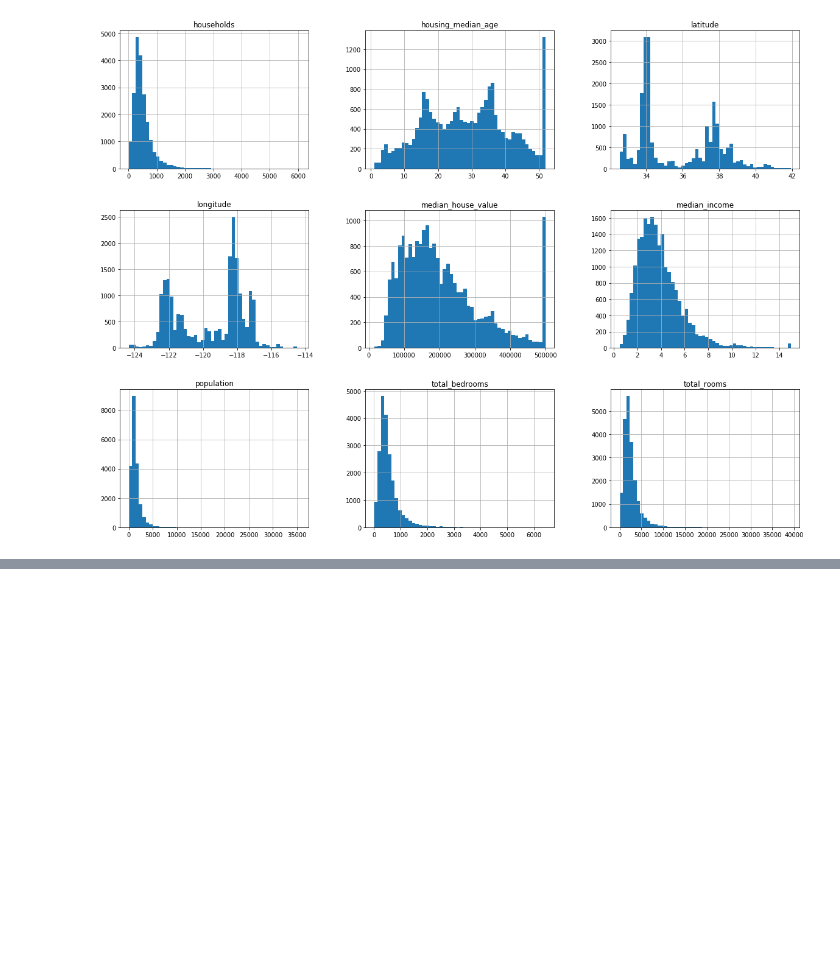
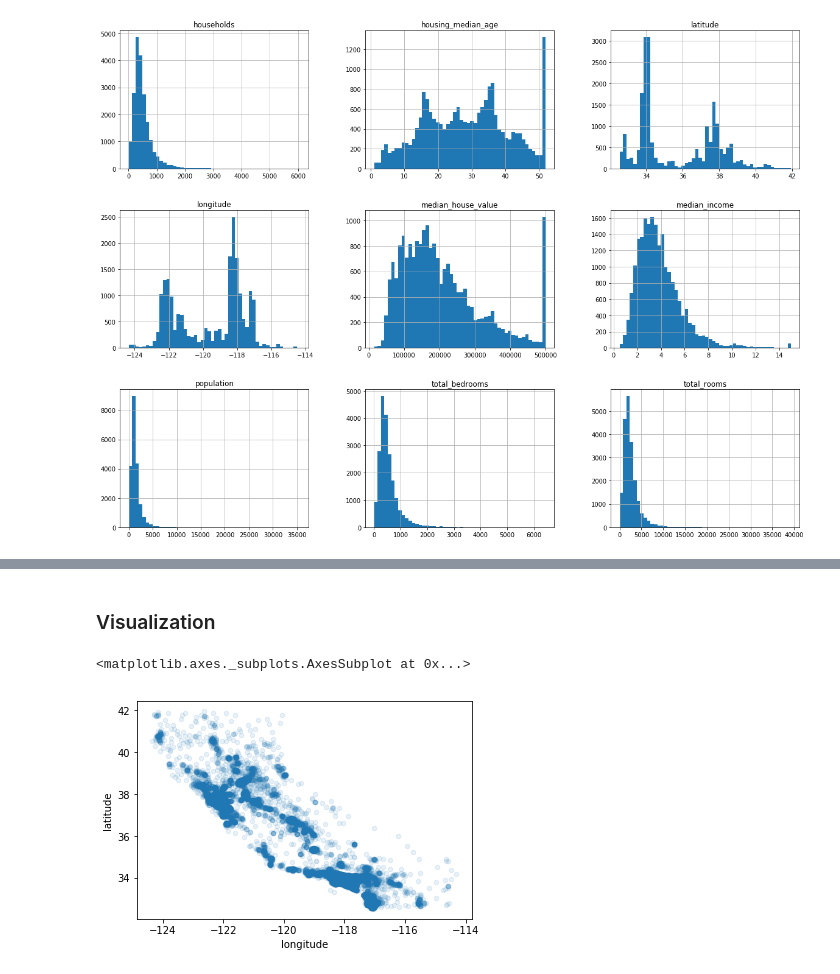
Before and after one commit to liyapo/Housing-Prices-CA, a Jupyter notebook: House Prices CA.ipynb, the cells around one changed output, grey strips where cells are left out. Saved outputs shown, nothing was run; the diff lists cells and outputs as text; code cells hidden in the pictures; blank space fills up the shorter version.

Commit message:
stratification, vizualization, correlation

```diff
--- a/House Prices CA.ipynb
+++ b/House Prices CA.ipynb
@@ -61,0 +66,4 @@ plt.show()
+# %%
+df["income_cat"] = np.ceil(df["median_income"] / 1.5)
+df["income_cat"].where(df["income_cat"] < 5, 5.0, inplace=True)
+df.describe()
@@ -61,0 +80,7 @@ plt.show()
+# %%
+from sklearn.model_selection import StratifiedShuffleSplit
+
+split = StratifiedShuffleSplit(n_splits=1, test_size=0.2, random_state=42)
+for train_index, test_index in split.split(df, df["income_cat"]):
+    strat_train_set = df.loc[train_index]
+    strat_test_set = df.loc[test_index]
@@ -61,0 +128,8 @@ plt.show()
+# %% [markdown]
+### Visualization
+# %%
+df_viz = strat_train_set.copy()
+df_viz.plot(kind="scatter", x="longitude", y="latitude", alpha=0.1)
+# %% [output]
+<matplotlib.axes._subplots.AxesSubplot at 0x...>
+[figure, added]
```
Also changed, not shown: parts of 11 cells of this notebook.
